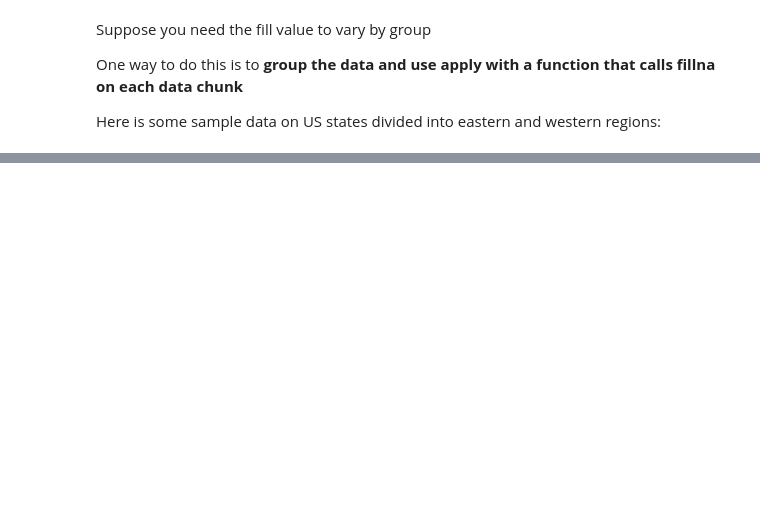
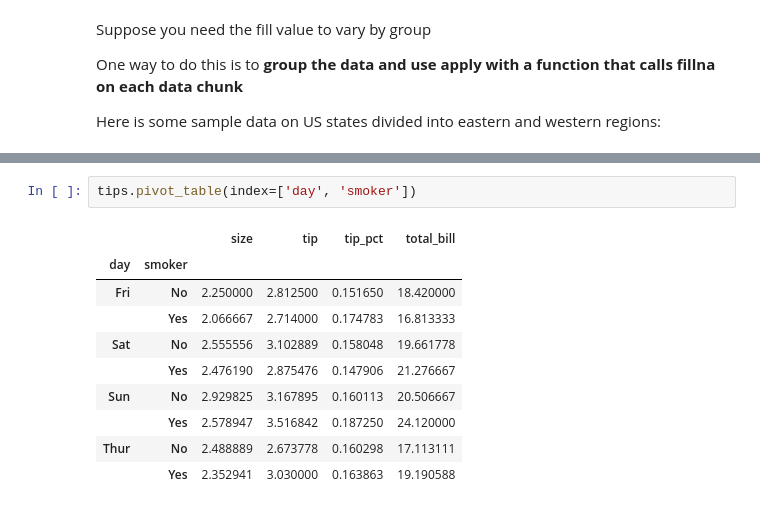
Before and after one commit to lucaslokchan/data-analysis, a Jupyter notebook: Python for Data Analysis/10_Data_Aggregation_and_Group_Operations.ipynb, the cells around one changed output, grey strips where cells are left out. Cells and saved outputs as stored; diff of their text form; blank space fills up the shorter version.

Commit message:
Pivot Tables and Cross-Tabulation

```diff
--- a/Python for Data Analysis/10_Data_Aggregation_and_Group_Operations.ipynb
+++ b/Python for Data Analysis/10_Data_Aggregation_and_Group_Operations.ipynb
@@ -903,0 +1227,13 @@ Here is some sample data on US states divided into eastern and western regions:
+# %%
+tips.pivot_table(index=['day', 'smoker'])
+# %% [output]
+|  |  | size | tip | tip_pct | total_bill |
+| day | smoker |  |  |  |  |
+| Fri | No | 2.250000 | 2.812500 | 0.151650 | 18.420000 |
+|  | Yes | 2.066667 | 2.714000 | 0.174783 | 16.813333 |
+| Sat | No | 2.555556 | 3.102889 | 0.158048 | 19.661778 |
+|  | Yes | 2.476190 | 2.875476 | 0.147906 | 21.276667 |
+| Sun | No | 2.929825 | 3.167895 | 0.160113 | 20.506667 |
+|  | Yes | 2.578947 | 3.516842 | 0.187250 | 24.120000 |
+| Thur | No | 2.488889 | 2.673778 | 0.160298 | 17.113111 |
+|  | Yes | 2.352941 | 3.030000 | 0.163863 | 19.190588 |
```
Also changed, not shown: parts of 87 cells of this notebook.
